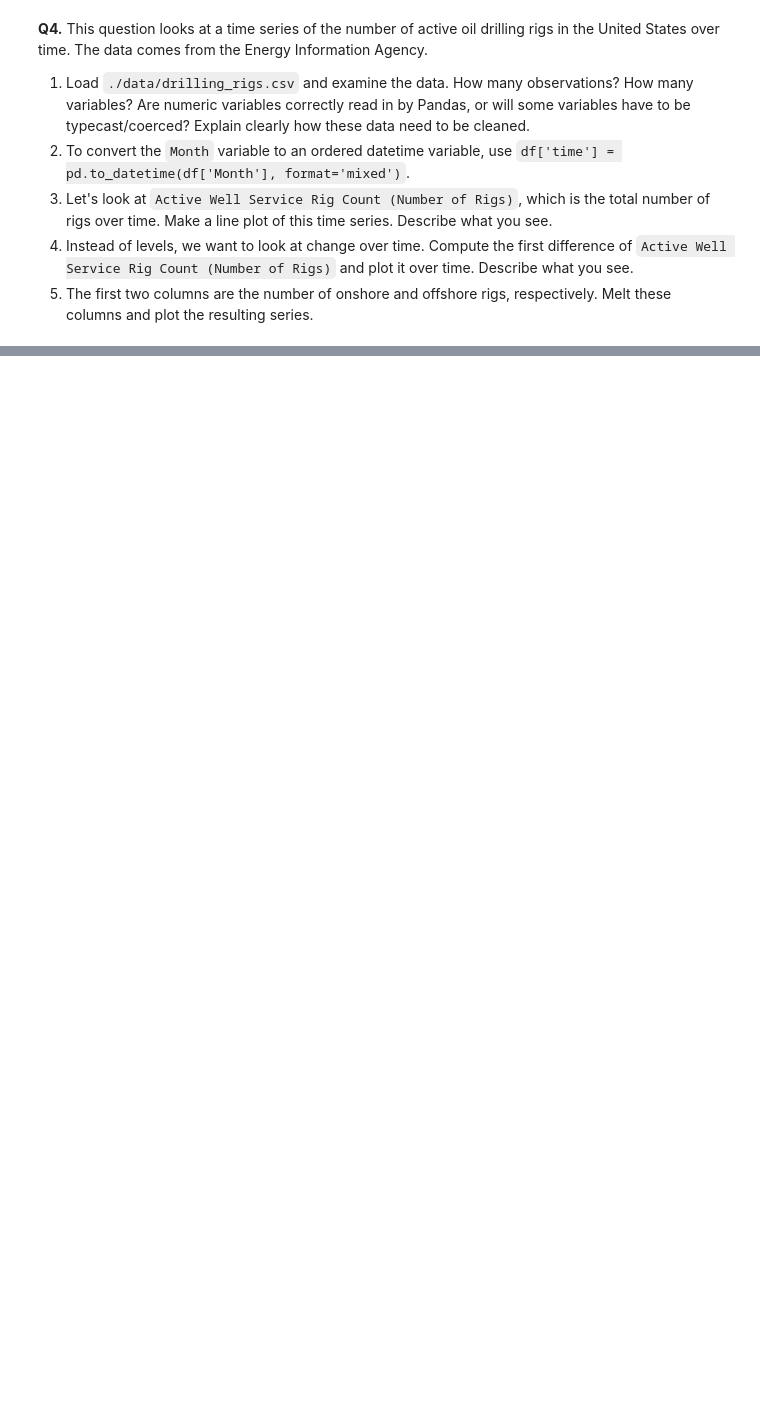
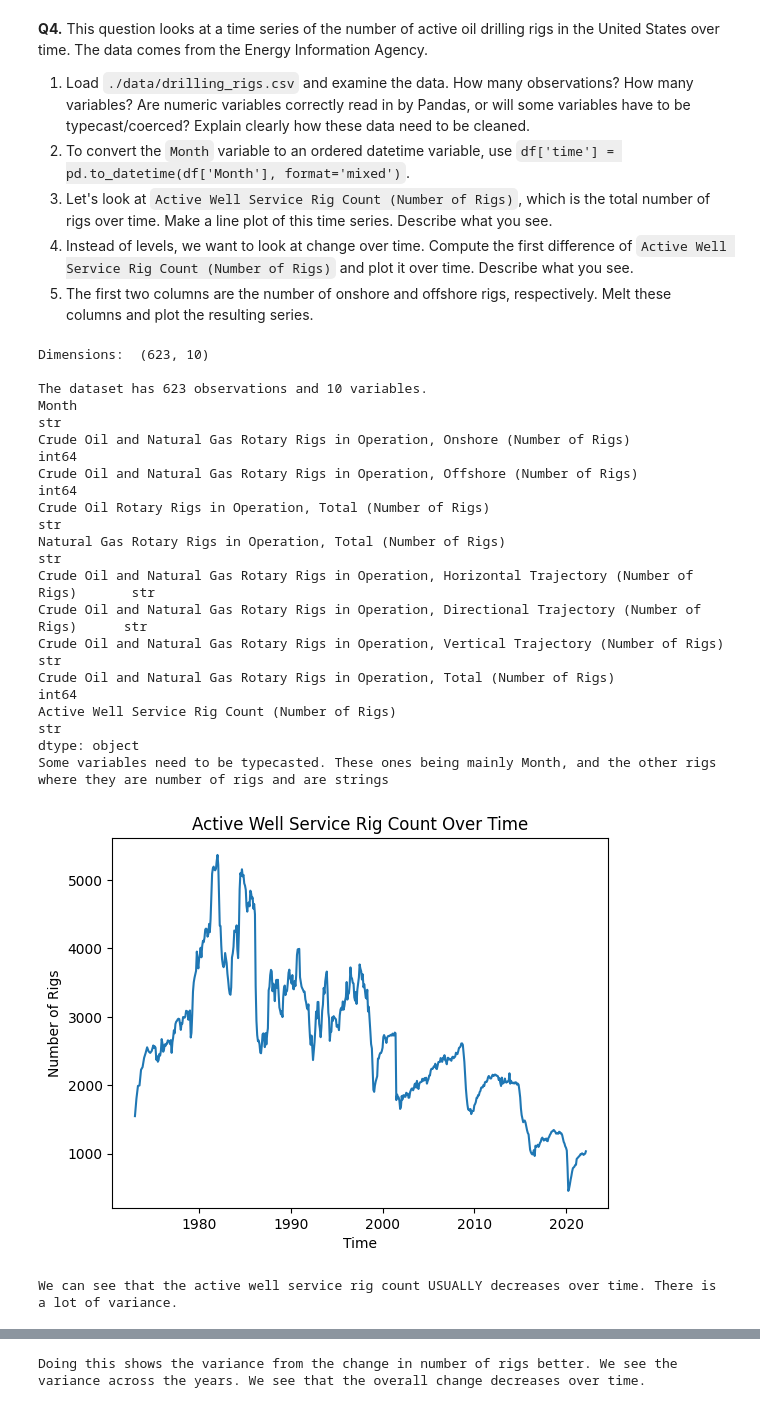
Before and after one commit to aaronmpark/EDA, a Jupyter notebook: assignment/assignment.ipynb, the cells around one changed output, grey strips where cells are left out. Drawn from its saved outputs; the diff is of its cells as text; code cells hidden in the pictures; blank space fills up the shorter version.

```diff
--- a/assignment/assignment.ipynb
+++ b/assignment/assignment.ipynb
@@ -132,3 +368,62 @@ print("We see that Qatar provides the top amount of gifts")
 3. Let's look at `Active Well Service Rig Count (Number of Rigs)`, which is the total number of rigs over time. Make a line plot of this time series. Describe what you see.
 4. Instead of levels, we want to look at change over time. Compute the first difference of  `Active Well Service Rig Count (Number of Rigs)` and plot it over time. Describe what you see.
 5. The first two columns are the number of onshore and offshore rigs, respectively. Melt these columns and plot the resulting series.
+# %%
+# 1 - load dataset
+drilling_data = pd.read_csv('./data/drilling_rigs.csv')
+print('Dimensions: ', drilling_data.shape)
+print("\nThe dataset has", drilling_data.shape[0], "observations and", drilling_data.shape[1], "variables.")
+
+print(drilling_data.dtypes)
+print("Some variables need to be typecasted. These ones being mainly Month, and the other rigs where they are number of rigs and are strings")
+
+# 2 - Convert Month to datetime variable
+drilling_data['time'] = pd.to_datetime(drilling_data['Month'], format='mixed')
+
+# Convert the active well service to numeric
+drilling_data['Active Well Service Rig Count (Number of Rigs)'] = pd.to_numeric(drilling_data['Active Well Service Rig Count (Number of Rigs)'], errors='coerce')
+
+# 3 - Line plot of Active Well Service Rig Count over time
+plt.plot(drilling_data['time'], drilling_data['Active Well Service Rig Count (Number of Rigs)'])
+plt.title('Active Well Service Rig Count Over Time')
+plt.xlabel('Time')
+plt.ylabel('Number of Rigs')
+plt.show()
+
+print("We can see that the active well service rig count USUALLY decreases over time. There is a lot of variance.")
+
+# 4 - First difference of Active Well Service Rig Count plotted over time
+drilling_data['Rig Count Change'] = drilling_data['Active Well Service Rig Count (Number of Rigs)'].diff()
+plt.plot(drilling_data['time'], drilling_data['Rig Count Change'])
+plt.title('Change in Active Well Service Rig Count Over Time')
+plt.xlabel('Time')
+plt.ylabel('Change in Number of Rigs')
+plt.show()
+print("Doing this shows the variance from the change in number of rigs better. We see the variance across the years. We see that the overall change decreases over time.")
+
+# 5 - Melt onshore and offshore rig counts and plot the resulting series
+melted_data = drilling_data.melt(id_vars=['time'], value_vars=['Crude Oil and Natural Gas Rotary Rigs in Operation, Onshore (Number of Rigs)', 'Crude Oil and Natural Gas Rotary Rigs in Operation, Offshore (Number of Rigs)'], var_name='Rig Type', value_name='Rig Count')
+sns.lineplot(data=melted_data, x='time', y='Rig Count', hue='Rig Type')
+plt.title('Onshore vs Offshore Rig Counts Over Time')
+plt.xlabel('Time')
+plt.ylabel('Number of Rigs')
+plt.legend(title='Rig Type')
+plt.show()
+# %% [output]
+Dimensions:  (623, 10)
+
+The dataset has 623 observations and 10 variables.
+Month                                                                                            str
+Crude Oil and Natural Gas Rotary Rigs in Operation, Onshore (Number of Rigs)                   int64
+Crude Oil and Natural Gas Rotary Rigs in Operation, Offshore (Number of Rigs)                  int64
+Crude Oil Rotary Rigs in Operation, Total (Number of Rigs)                                       str
+Natural Gas Rotary Rigs in Operation, Total (Number of Rigs)                                     str
+Crude Oil and Natural Gas Rotary Rigs in Operation, Horizontal Trajectory (Number of Rigs)       str
+Crude Oil and Natural Gas Rotary Rigs in Operation, Directional Trajectory (Number of Rigs)      str
+Crude Oil and Natural Gas Rotary Rigs in Operation, Vertical Trajectory (Number of Rigs)         str
+Crude Oil and Natural Gas Rotary Rigs in Operation, Total (Number of Rigs)                     int64
+Active Well Service Rig Count (Number of Rigs)                                                   str
+dtype: object
+Some variables need to be typecasted. These ones being mainly Month, and the other rigs where they are number of rigs and are strings
+[figure, added]
+We can see that the active well service rig count USUALLY decreases over time. There is a lot of variance.
@@ -134,0 +431 @@ print("We see that Qatar provides the top amount of gifts")
+Doing this shows the variance from the change in number of rigs better. We see the variance across the years. We see that the overall change decreases over time.
```
Also changed, not shown: parts of 3 cells of this notebook.
